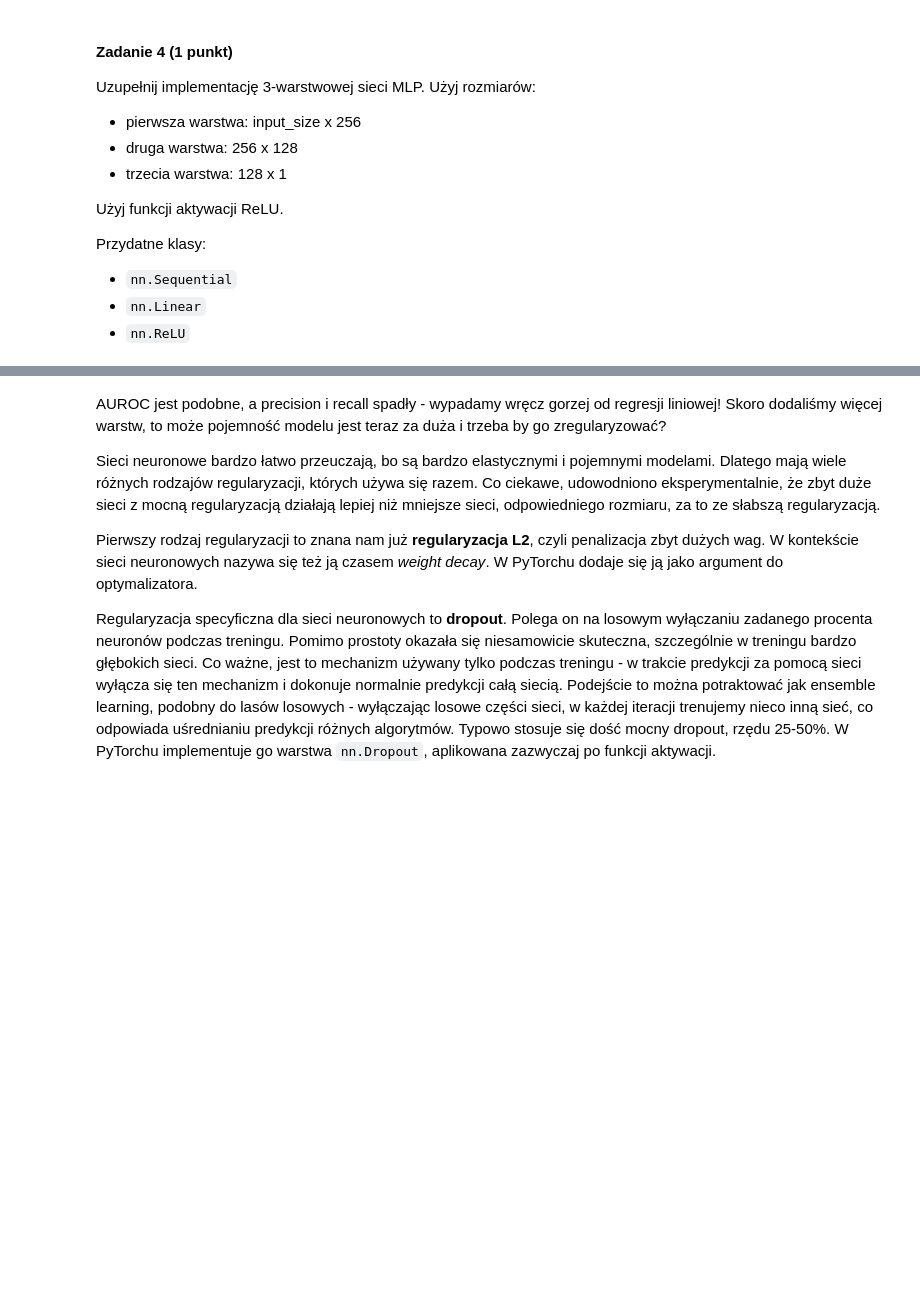
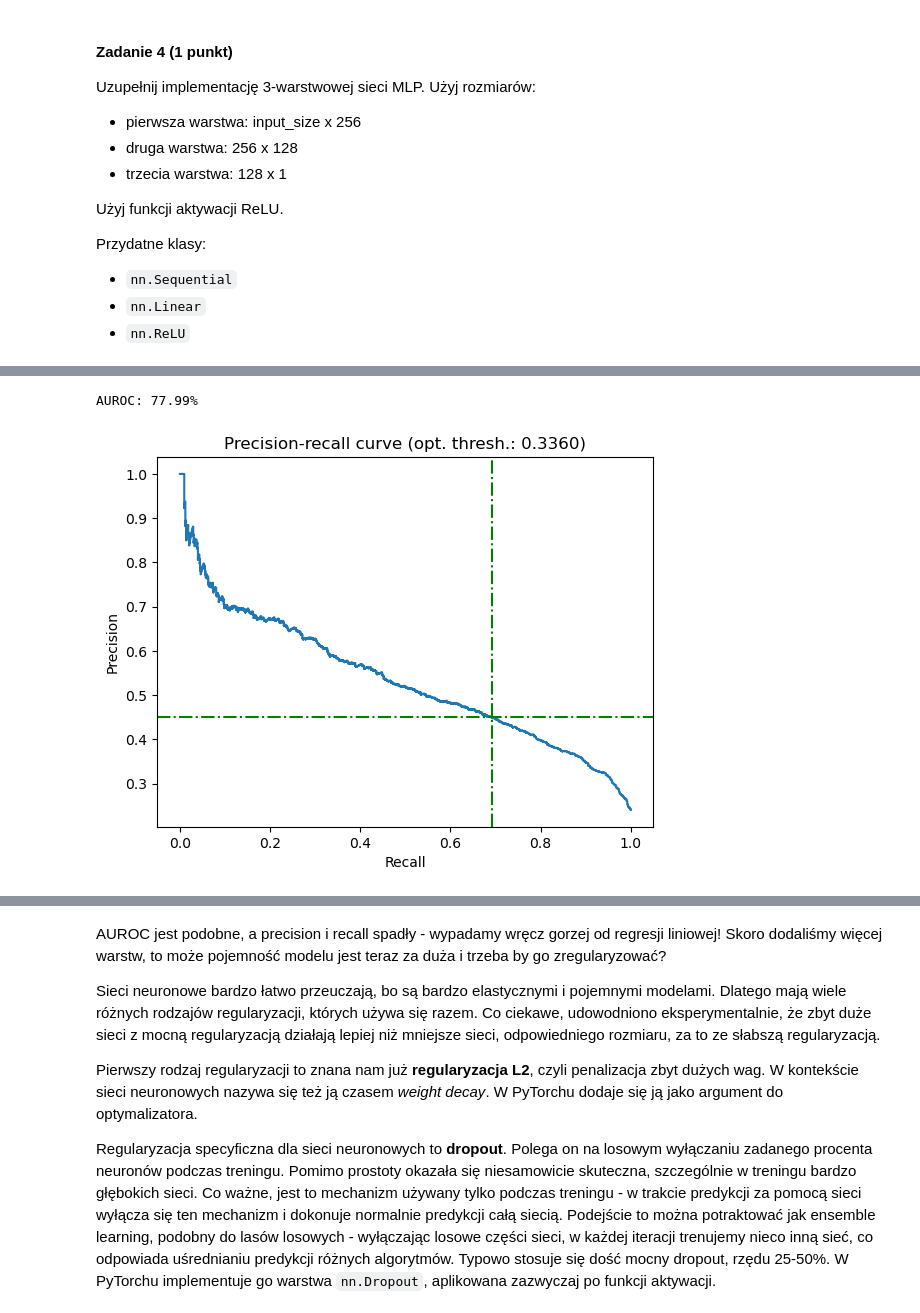
Before and after one commit to jagodek/ai-lab-university-course, a Jupyter notebook: lab3/lab_3.ipynb, the cells around one changed output, grey strips where cells are left out. Saved outputs shown, nothing was run; the diff lists cells and outputs as text; code cells hidden in the pictures; blank space fills up the shorter version.

```diff
--- a/lab3/lab_3.ipynb
+++ b/lab3/lab_3.ipynb
@@ -757,16 +769,19 @@ final loss: 0.5548
 # %%
-# model.eval()
-# with torch.no_grad():
-#     # positive class probabilities
-#     y_pred_valid_score = model.predict_proba(X_valid)
-#     y_pred_test_score = model.predict_proba(X_test)
-#
-# auroc = roc_auc_score(y_test, y_score)
-# print(f"AUROC: {100 * auroc:.2f}%")
-#
-# plot_precision_recall_curve(y_valid, y_pred_valid_score)
+model.eval()
+with torch.no_grad():
+    # positive class probabilities
+    y_pred_valid_score = model.predict_proba(X_valid)
+    y_pred_test_score = model.predict_proba(X_test)
+
+auroc = roc_auc_score(y_test, y_pred_test_score)
+print(f"AUROC: {100 * auroc:.2f}%")
+
+plot_precision_recall_curve(y_valid, y_pred_valid_score)
 
 # AUROC: 85.63%
+# %% [output]
+AUROC: 77.99%
+[figure, added]
 # %% [markdown]
 ![](output.png)
 # %% [markdown]
```
Also changed, not shown: parts of 25 cells of this notebook.
